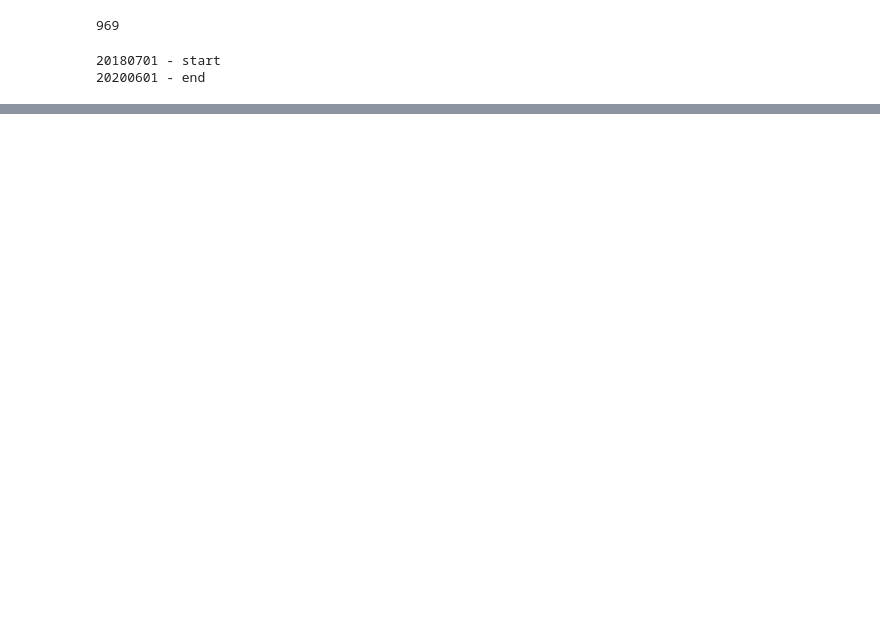
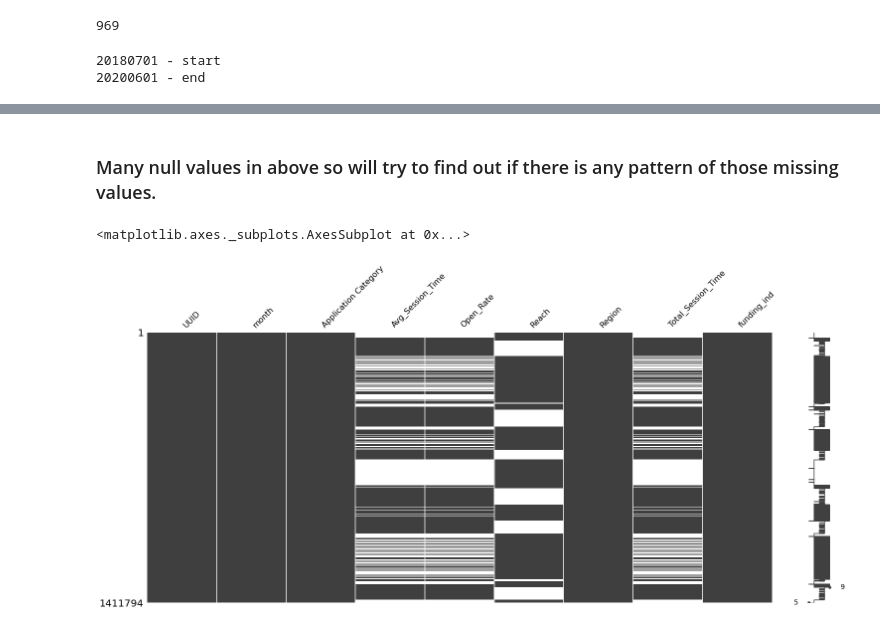
Before and after one commit to yagnik99/Funds-Prediction-for-a-Startup, a Jupyter notebook: Yagnik_Pandya_Capstone_Project_4_Startup_Funding_Prediction.ipynb, the cells around one changed output, grey strips where cells are left out. Drawn from its saved outputs; the diff is of its cells as text; code cells hidden in the pictures; blank space fills up the shorter version.

```diff
--- a/Yagnik_Pandya_Capstone_Project_4_Startup_Funding_Prediction.ipynb
+++ b/Yagnik_Pandya_Capstone_Project_4_Startup_Funding_Prediction.ipynb
@@ -124,6 +126,9 @@ O_data.drop_duplicates(inplace=True)
 len(O_data[O_data['UUID'].isna()])
 # %% [output]
 969
+# %%
+# Subset of data where UUID is not null
+O_data = O_data[O_data['UUID'].notna()]
 # %%
 # Duration of Data
 print(O_data['month'].min(),'- start')
@@ -183,0 +183,9 @@ Non_funded = data[data['funding_ind']==0]
+# %% [markdown]
+### Many null values in above so will try to find out if there is any pattern of those missing values.
+# %%
+# Identifying patter in missing values
+import missingno as msno
+msno.matrix(data)
+# %% [output]
+<matplotlib.axes._subplots.AxesSubplot at 0x...>
+[figure, added]
```
Also changed, not shown: parts of 31 cells of this notebook.
